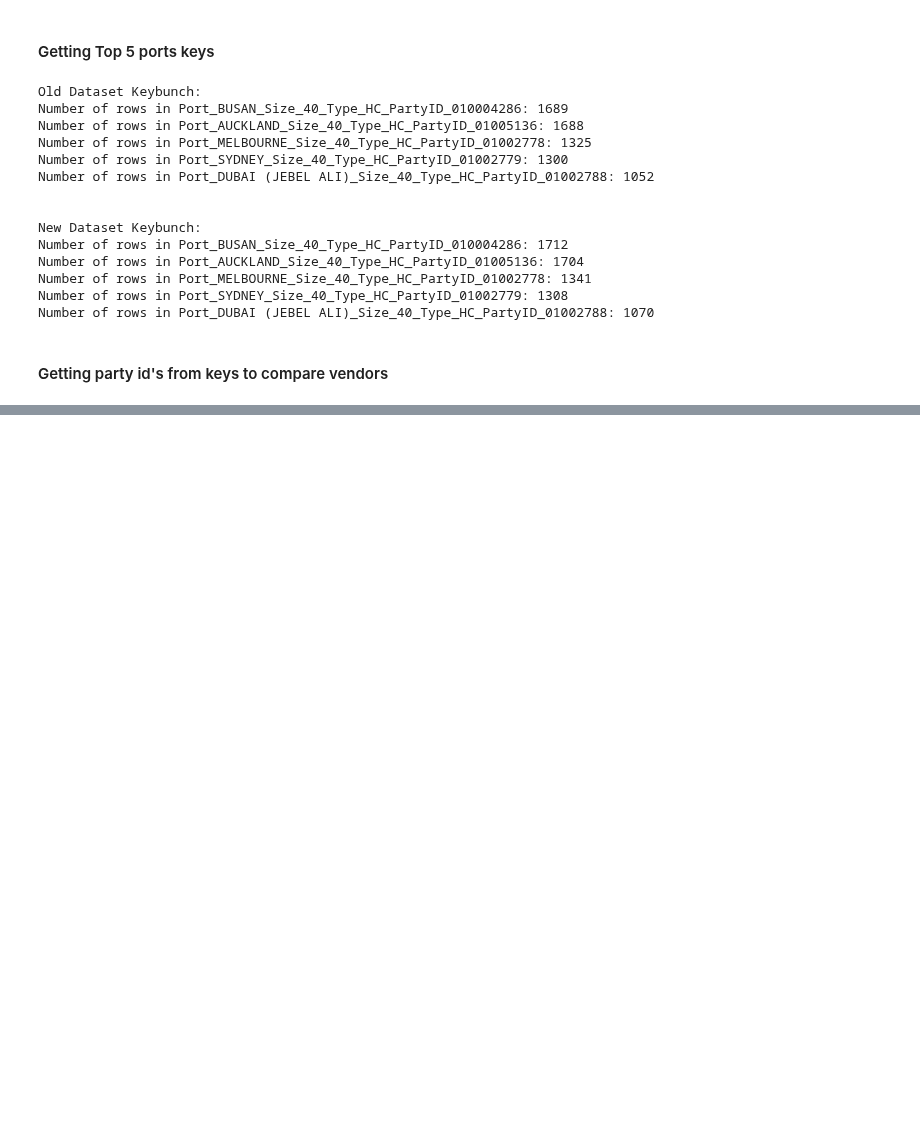
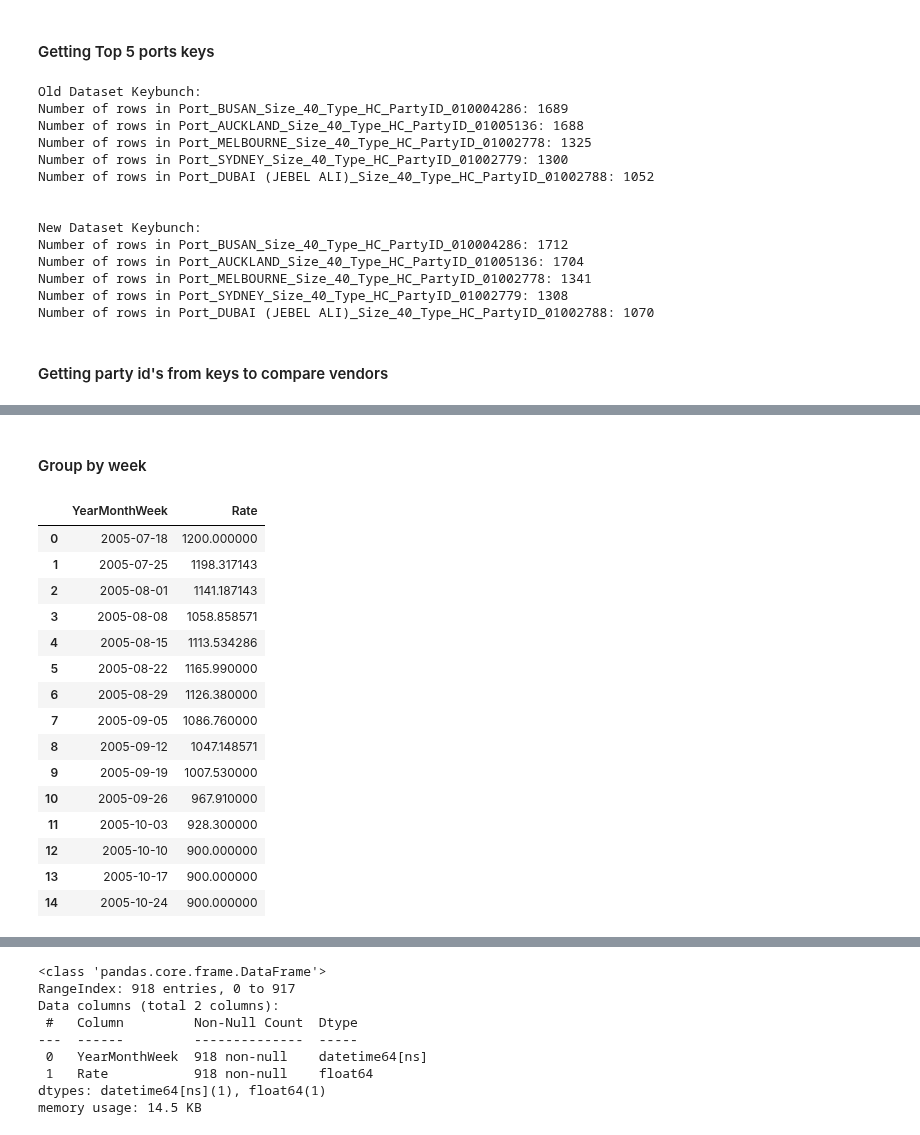
Before and after one commit to aloysiuswjw/Cost-Rate-Analysis, a Jupyter notebook: frame1.ipynb, the cells around one changed output, grey strips where cells are left out. Cells and saved outputs as stored; diff of their text form; code cells hidden in the pictures; blank space fills up the shorter version.

```diff
--- a/frame1.ipynb
+++ b/frame1.ipynb
@@ -218,0 +345,68 @@ For key Port_DUBAI (JEBEL ALI)_Size_40_Type_HC_PartyID_01002788, Party_ID is ['0
+# %% [markdown]
+<h4>Group by week</h4>
+# %%
+# Create YearMonthWeek directly from the 'POD'
+df_interpolated['YearMonthWeek'] = df_interpolated['POD'] - pd.to_timedelta(df_interpolated['POD'].dt.dayofweek, unit='D')
+
+# Create a new dataframe with every week in the range
+all_weeks = pd.date_range(start=df_interpolated['POD'].min(), end=df_interpolated['POD'].max(), freq='W')
+all_weeks_df = pd.DataFrame(all_weeks, columns=['POD'])
+
+# Create YearMonthWeek in all_weeks_df
+all_weeks_df['YearMonthWeek'] = all_weeks_df['POD'] - pd.to_timedelta(all_weeks_df['POD'].dt.dayofweek, unit='D')
+
+# Merge this with your original dataframe
+merged_df = pd.merge(all_weeks_df, df_interpolated, on=['YearMonthWeek'], how='left')
+
+# Now you can group by YearMonthWeek and compute your rate
+grouped = merged_df.groupby(['YearMonthWeek'])
+
+agg_df = pd.DataFrame(columns=['YearMonthWeek', 'Rate'])
+
+for group_name, group_df in grouped:
+    year_month_week = group_name
+
+    # Skip if no data for this week
+    if group_df['RATE'].isnull().all():
+        continue
+
+    # Calculate sum and skewness of RATE values
+    rate_sum = group_df['RATE'].sum()
+    rate_skew = group_df['RATE'].skew()
+
+    # Calculate mean or median based on skewness
+    if rate_skew < 0:
+        rate_metric = group_df['RATE'].mean()
+    else:
+        rate_metric = group_df['RATE'].median()
+
+    new_row = {
+        'YearMonthWeek': year_month_week,
+        'Rate': rate_metric
+    }
+
+    # Append row to aggregated dataframe
+    agg_df = agg_df.append(new_row, ignore_index=True)
+
+agg_df = agg_df.sort_values(by='YearMonthWeek').reset_index(drop=True)
+
+agg_df.head(15)
+agg_df.tail(15)
+agg_df.info()
+# %% [output]
+|  | YearMonthWeek | Rate |
+| 0 | 2005-07-18 | 1200.000000 |
+| 1 | 2005-07-25 | 1198.317143 |
+| 2 | 2005-08-01 | 1141.187143 |
+| 3 | 2005-08-08 | 1058.858571 |
+| 4 | 2005-08-15 | 1113.534286 |
+| 5 | 2005-08-22 | 1165.990000 |
+| 6 | 2005-08-29 | 1126.380000 |
+| 7 | 2005-09-05 | 1086.760000 |
+| 8 | 2005-09-12 | 1047.148571 |
+| 9 | 2005-09-19 | 1007.530000 |
+| 10 | 2005-09-26 | 967.910000 |
+| 11 | 2005-10-03 | 928.300000 |
+| 12 | 2005-10-10 | 900.000000 |
+| 13 | 2005-10-17 | 900.000000 |
+| 14 | 2005-10-24 | 900.000000 |
@@ -218,0 +429,9 @@ For key Port_DUBAI (JEBEL ALI)_Size_40_Type_HC_PartyID_01002788, Party_ID is ['0
+<class 'pandas.core.frame.DataFrame'>
+RangeIndex: 918 entries, 0 to 917
+Data columns (total 2 columns):
+ #   Column         Non-Null Count  Dtype
+---  ------         --------------  -----
+ 0   YearMonthWeek  918 non-null    datetime64[ns]
+ 1   Rate           918 non-null    float64
+dtypes: datetime64[ns](1), float64(1)
+memory usage: 14.5 KB
```
Also changed, not shown: parts of 16 cells of this notebook.
